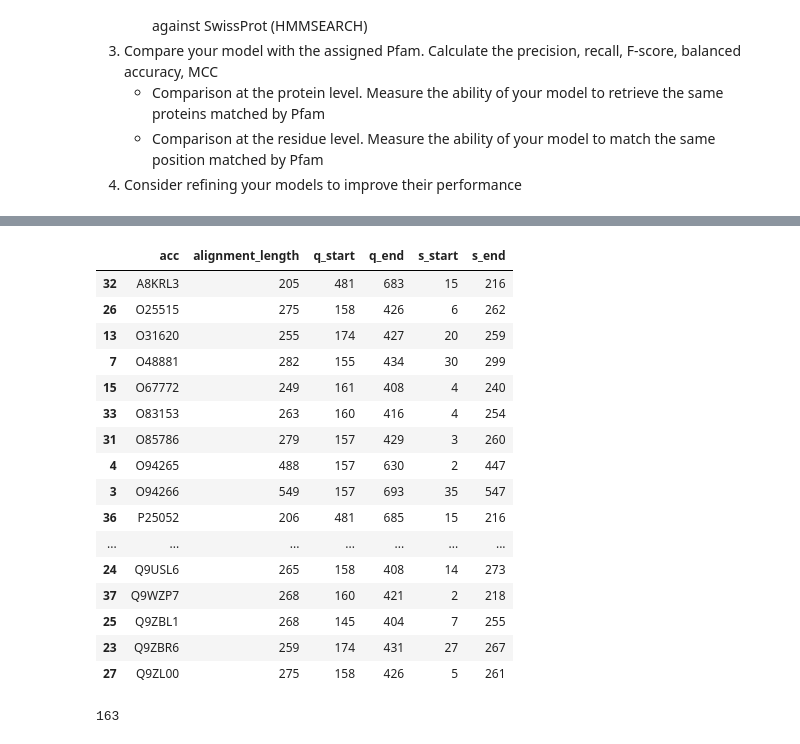
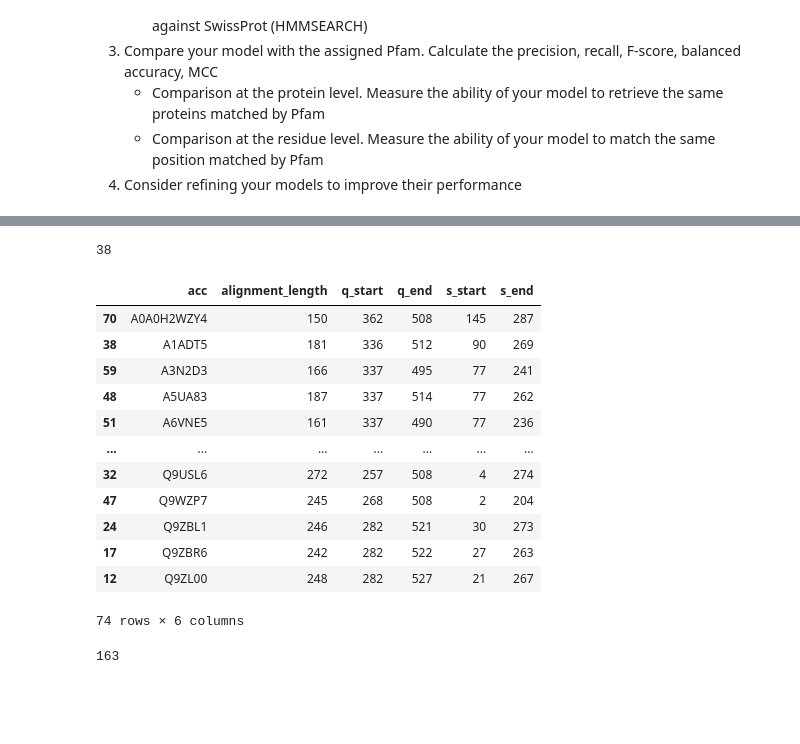
Before and after one commit to marcouderzo/BioData-PdxK-ThiD-FamilyModel, a Jupyter notebook: family.ipynb, the cells around one changed output, grey strips where cells are left out. Drawn from its saved outputs; the diff is of its cells as text; code cells hidden in the pictures; blank space fills up the shorter version.

```diff
--- a/family.ipynb
+++ b/family.ipynb
@@ -47,50 +69,54 @@ from urllib.error import HTTPError
 from urllib.request import urlopen
 from math import sqrt
 from ete3 import Tree, TreeStyle, NodeStyle
+# %%
+len(pssm_hits)
+# %% [output]
+38
 # %%
 ## 1: Generate Predictions
 ## Code:
 ## Done by submitting pssm to blast website
 ## MODEL: PSI-BLAST
 ## DB - swisprot
 # Col names from header in txt results
 pssm_col_names = [
     'acc_query',
     'acc_subject',
     '%_identity',
     'alignment_length',
     'mismatches',
     'gap_opens',
     'q_start',
     'q_end',
     's_start',
     's_end',
     'evalue',
     'bit_score',
     '%positives'
 ]
-pssm_hits = pd.read_csv('PSSM-HitTable1.csv', names=pssm_col_names)
+# First PSSM build, return 38 hits (many false negatives)
+#pssm_hits = pd.read_csv('PSSM-HitTable1.csv', names=pssm_col_names)
+# Refined PSSM, returns 74 hits
+# More than doubles the true positives (72)! still significant False negatives (78)
+pssm_hits = pd.read_csv('refinedPSSM_hits.csv', names=pssm_col_names)
 pssm_hits['acc'] = pssm_hits['acc_subject'].str.split('.').str[0]
 pred_pssm_df = pssm_hits[['acc','alignment_length','q_start','q_end','s_start','s_end']]
 pred_pssm_df.sort_values(by='acc')
 # %% [output]
 |  | acc | alignment_length | q_start | q_end | s_start | s_end |
-| 32 | A8KRL3 | 205 | 481 | 683 | 15 | 216 |
-| 26 | O25515 | 275 | 158 | 426 | 6 | 262 |
-| 13 | O31620 | 255 | 174 | 427 | 20 | 259 |
-| 7 | O48881 | 282 | 155 | 434 | 30 | 299 |
-| 15 | O67772 | 249 | 161 | 408 | 4 | 240 |
-| 33 | O83153 | 263 | 160 | 416 | 4 | 254 |
-| 31 | O85786 | 279 | 157 | 429 | 3 | 260 |
-| 4 | O94265 | 488 | 157 | 630 | 2 | 447 |
-| 3 | O94266 | 549 | 157 | 693 | 35 | 547 |
-| 36 | P25052 | 206 | 481 | 685 | 15 | 216 |
+| 70 | A0A0H2WZY4 | 150 | 362 | 508 | 145 | 287 |
+| 38 | A1ADT5 | 181 | 336 | 512 | 90 | 269 |
+| 59 | A3N2D3 | 166 | 337 | 495 | 77 | 241 |
+| 48 | A5UA83 | 187 | 337 | 514 | 77 | 262 |
+| 51 | A6VNE5 | 161 | 337 | 490 | 77 | 236 |
 | ... | ... | ... | ... | ... | ... | ... |
-| 24 | Q9USL6 | 265 | 158 | 408 | 14 | 273 |
-| 37 | Q9WZP7 | 268 | 160 | 421 | 2 | 218 |
-| 25 | Q9ZBL1 | 268 | 145 | 404 | 7 | 255 |
-| 23 | Q9ZBR6 | 259 | 174 | 431 | 27 | 267 |
-| 27 | Q9ZL00 | 275 | 158 | 426 | 5 | 261 |
+| 32 | Q9USL6 | 272 | 257 | 508 | 4 | 274 |
+| 47 | Q9WZP7 | 245 | 268 | 508 | 2 | 204 |
+| 24 | Q9ZBL1 | 246 | 282 | 521 | 30 | 273 |
+| 17 | Q9ZBR6 | 242 | 282 | 522 | 27 | 263 |
+| 12 | Q9ZL00 | 248 | 282 | 527 | 21 | 267 |
+74 rows × 6 columns
 # %%
 len('MLGTTDNIAALAEFLRAHPDYQYVLDPVLVANSGGSLGDQATLVKAFVELIPLATLITPNTVELRALTGVTDLDQATQKLFEMGAKAVLVKGGHEDTPDFIKNSLYIDGELAASSTCPRLEGEYHGSGCSLASFIAGRLALGDSLKIAVQHAETWLFGVLKNA')
 # %% [output]
```
Also changed, not shown: parts of 14 cells of this notebook.
